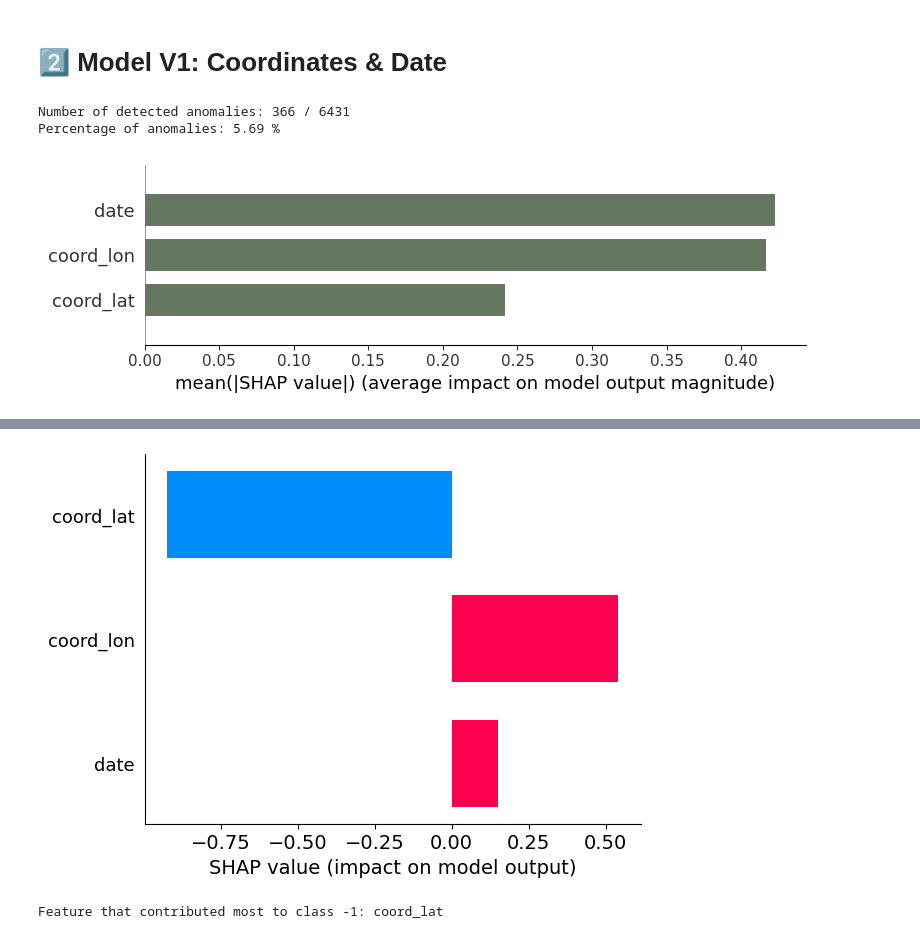
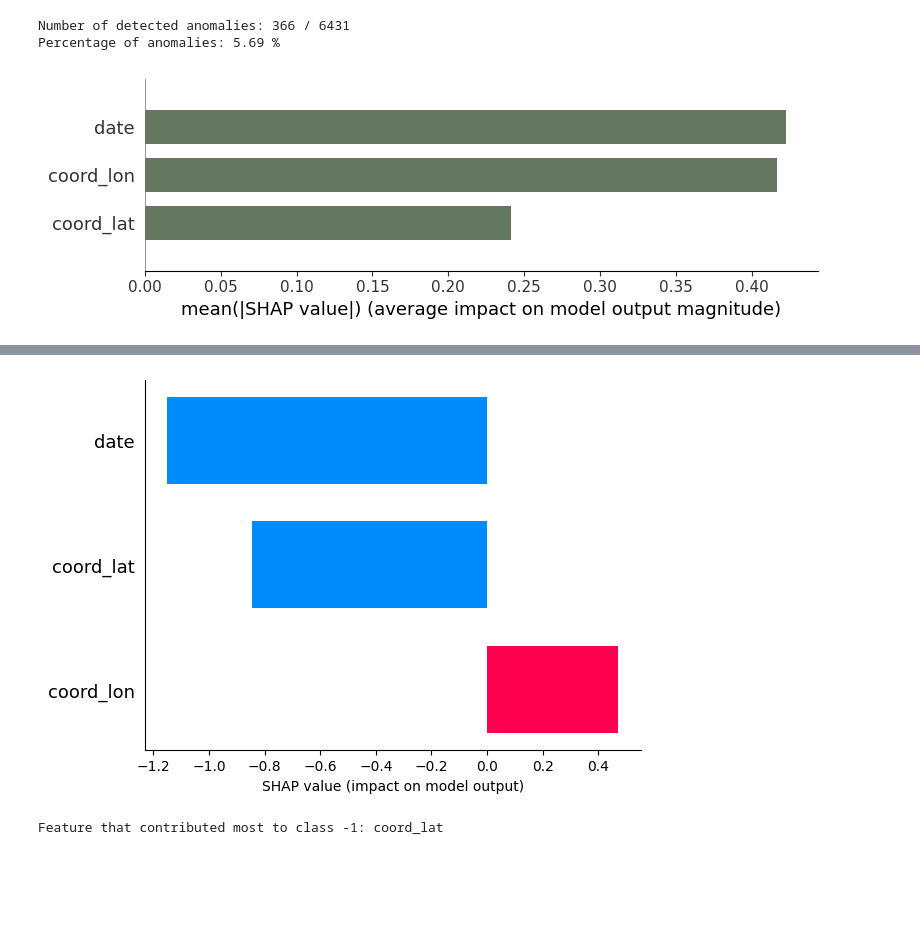
Before and after one commit to marinasie/bird-sighting-validation, a Jupyter notebook: marina/03_modeling/03_Anomaly_Detection.ipynb, the cells around one changed output, grey strips where cells are left out. Saved outputs shown, nothing was run; the diff lists cells and outputs as text; code cells hidden in the pictures; blank space fills up the shorter version.

```diff
--- a/marina/03_modeling/03_Anomaly_Detection.ipynb
+++ b/marina/03_modeling/03_Anomaly_Detection.ipynb
@@ -32,7 +49,7 @@ date_format = '%d.%m.%Y'  # ch: '%d.%m.%Y'; de: %m/%d/%Y
 
 # Data we need for data preparation
 path_translator_names = '../../../01_Data/translators/translation_species_names_de_vs_ch.csv'
-path_eea_grids = '../../../01_Data/eea_gridfiles/eea_europe_grids_50km/inspire_compatible_grid_50km.shp'
+path_eea_grids = '../../../01_Data/shp_files/grids/eea_europe_grids_50km/inspire_compatible_grid_50km.shp'
 
 # Load and standardize validation data
 validata = pd.read_csv(path_validata, delimiter=get_delimiter(path_validata), low_memory=False)
@@ -40,3 +57,9 @@ validata = standardize_data(validata,
                             date_format=date_format,
                             path_translator_species_names=path_translator_names,
                             eea_shapefile_path=path_eea_grids)
+# %%
+train_data.date = pd.to_datetime(train_data.date).dt.dayofyear
+validata.date = pd.to_datetime(validata.date).dt.dayofyear
+# %%
+train_data = train_data[train_data.name_species == 'Bergpieper']
+validata = validata[validata.name_species == 'Bergpieper']
@@ -43,3 +78,4 @@ validata = standardize_data(validata,
 # %%
-bergpieper_train = train_data[train_data.name_species == 'Bergpieper'][['date', 'coord_lat', 'coord_lon']]
-bergpieper_test = validata[validata.name_species == 'Bergpieper'][['date', 'coord_lat', 'coord_lon']]
+bergpieper_train = train_data[['date', 'coord_lat', 'coord_lon']]
+bergpieper_test = validata[['date', 'coord_lat', 'coord_lon']]
+bergpieper_train.head()
@@ -58,5 +89,3 @@ bergpieper_train.head()
-# %% [markdown]
-# 2️⃣ Model V1: Coordinates & Date
 # %%
 model = IsolationForest(contamination='auto', random_state=0)
 model.fit(bergpieper_train)
@@ -70,21 +99,19 @@ print('Percentage of anomalies:', round(len(falsified_data)/len(bergpieper_test)
 Number of detected anomalies: 366 / 6431
 Percentage of anomalies: 5.69 %
 # %%
-model = IsolationForest(contamination='auto', random_state=0).fit(bergpieper_train)
-
 explainer = shap.Explainer(model, bergpieper_test)
 shap_values = explainer.shap_values(bergpieper_test)
 
-shap.summary_plot(shap_values, bergpieper_test, feature_names=['date', 'coord_lat', 'coord_lon'], plot_type='bar', color='#667761')
+shap.summary_plot(shap_values, bergpieper_test, feature_names=bergpieper_test.columns, plot_type='bar', color='#667761')
 # %% [output]
-[figure, old version]
+[figure, new version]
 # %%
 shap.initjs()
-shap_values_dp = explainer.shap_values(bergpieper_test.iloc[1])
+shap_values_dp = explainer.shap_values(bergpieper_test.iloc[4])
 shap.bar_plot(shap_values_dp, feature_names=bergpieper_test.columns)
 # %% [output]
 [interactive output not drawn]
-[figure, old version]
+[figure, new version]
 # %%
 feature_names = bergpieper_test.columns
 feature_index = np.argmax(np.abs(shap_values[1]))
```
Also changed, not shown: parts of 35 cells of this notebook, 4 other files.
